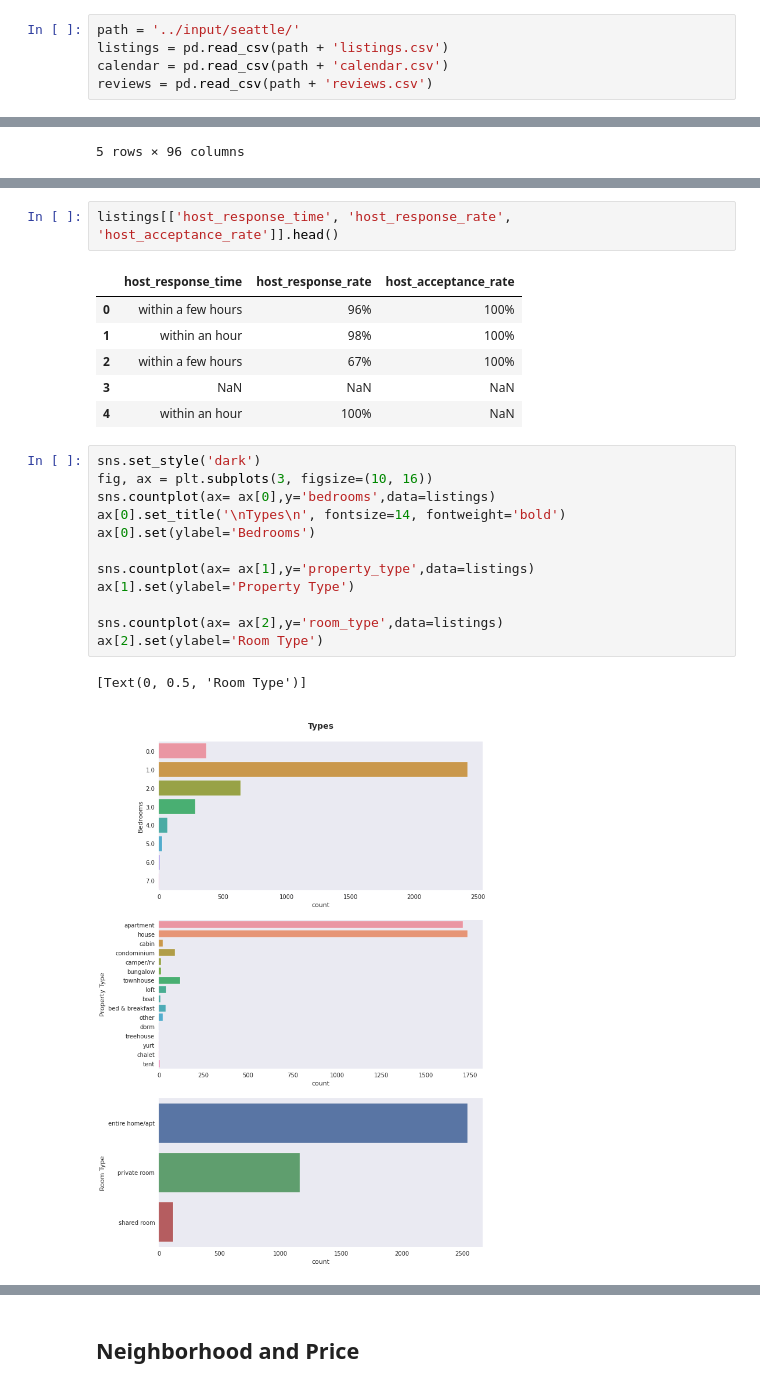
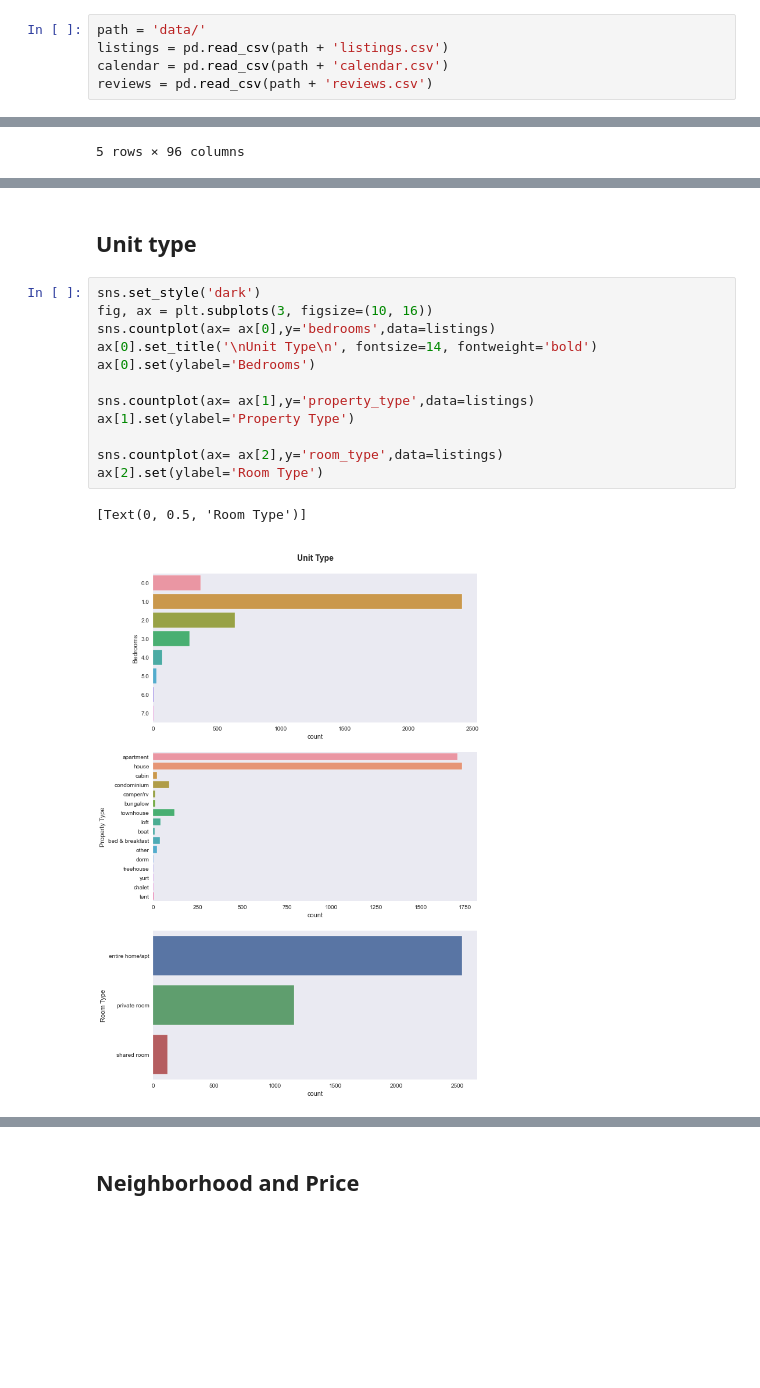
Before and after one commit to stillqe/airbnb, a Jupyter notebook: seattle-airbnb.ipynb, the cells around one changed output, grey strips where cells are left out. Cells and saved outputs as stored; diff of their text form; blank space fills up the shorter version.

```diff
--- a/seattle-airbnb.ipynb
+++ b/seattle-airbnb.ipynb
@@ -31,7 +28,7 @@ import matplotlib as mpl
 # %% [markdown]
 ## Load data
 # %%
-path = '../input/seattle/'
+path = 'data/'
 listings = pd.read_csv(path + 'listings.csv')
 calendar = pd.read_csv(path + 'calendar.csv')
 reviews = pd.read_csv(path + 'reviews.csv')
@@ -113,24 +90,17 @@ memory usage: 2.8+ MB
-# %%
-listings[['host_response_time', 'host_response_rate', 'host_acceptance_rate']].head()
-# %% [output]
-|  | host_response_time | host_response_rate | host_acceptance_rate |
-| 0 | within a few hours | 96% | 100% |
-| 1 | within an hour | 98% | 100% |
-| 2 | within a few hours | 67% | 100% |
-| 3 | NaN | NaN | NaN |
-| 4 | within an hour | 100% | NaN |
+# %% [markdown]
+## Unit type
 # %%
 sns.set_style('dark')
 fig, ax = plt.subplots(3, figsize=(10, 16))
 sns.countplot(ax= ax[0],y='bedrooms',data=listings)
-ax[0].set_title('\nTypes\n', fontsize=14, fontweight='bold')
+ax[0].set_title('\nUnit Type\n', fontsize=14, fontweight='bold')
 ax[0].set(ylabel='Bedrooms')
 
 sns.countplot(ax= ax[1],y='property_type',data=listings)
 ax[1].set(ylabel='Property Type')
 
 sns.countplot(ax= ax[2],y='room_type',data=listings)
 ax[2].set(ylabel='Room Type')
 # %% [output]
 [Text(0, 0.5, 'Room Type')]
-[figure, old version]
+[figure, new version]
```
Also changed, not shown: parts of 20 cells of this notebook.
